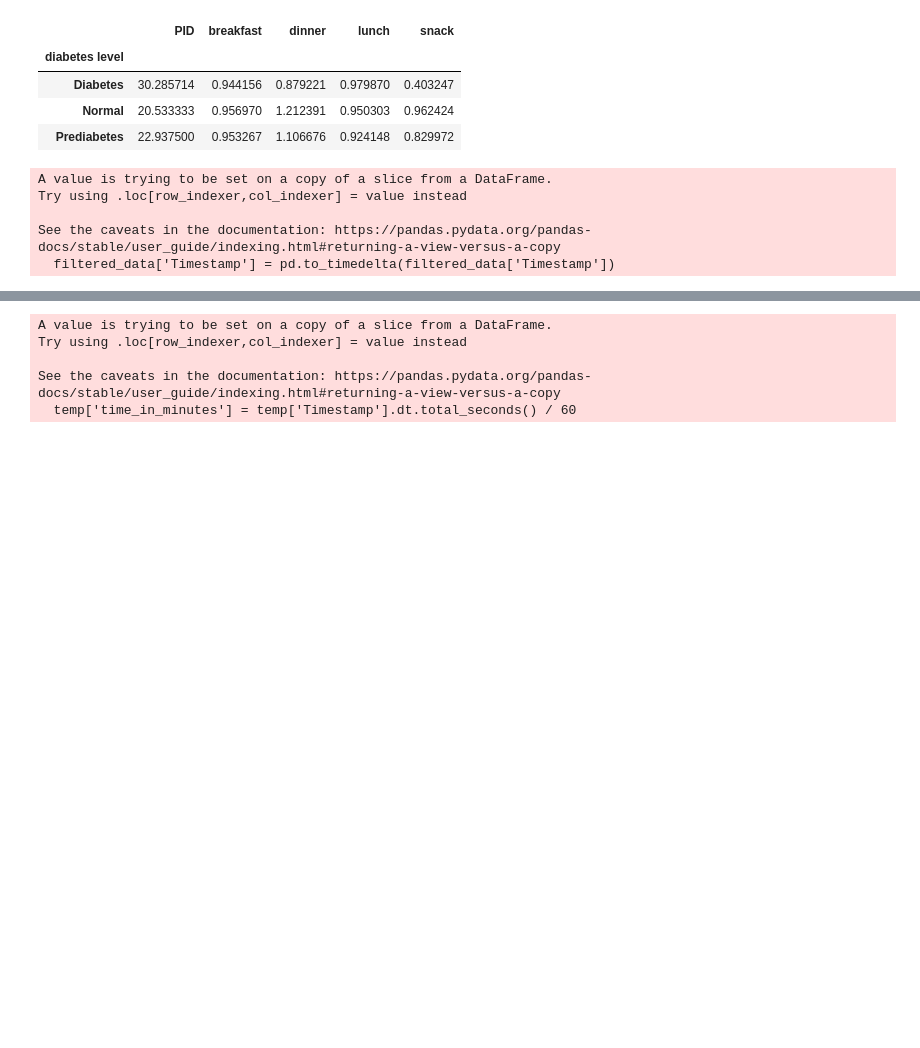
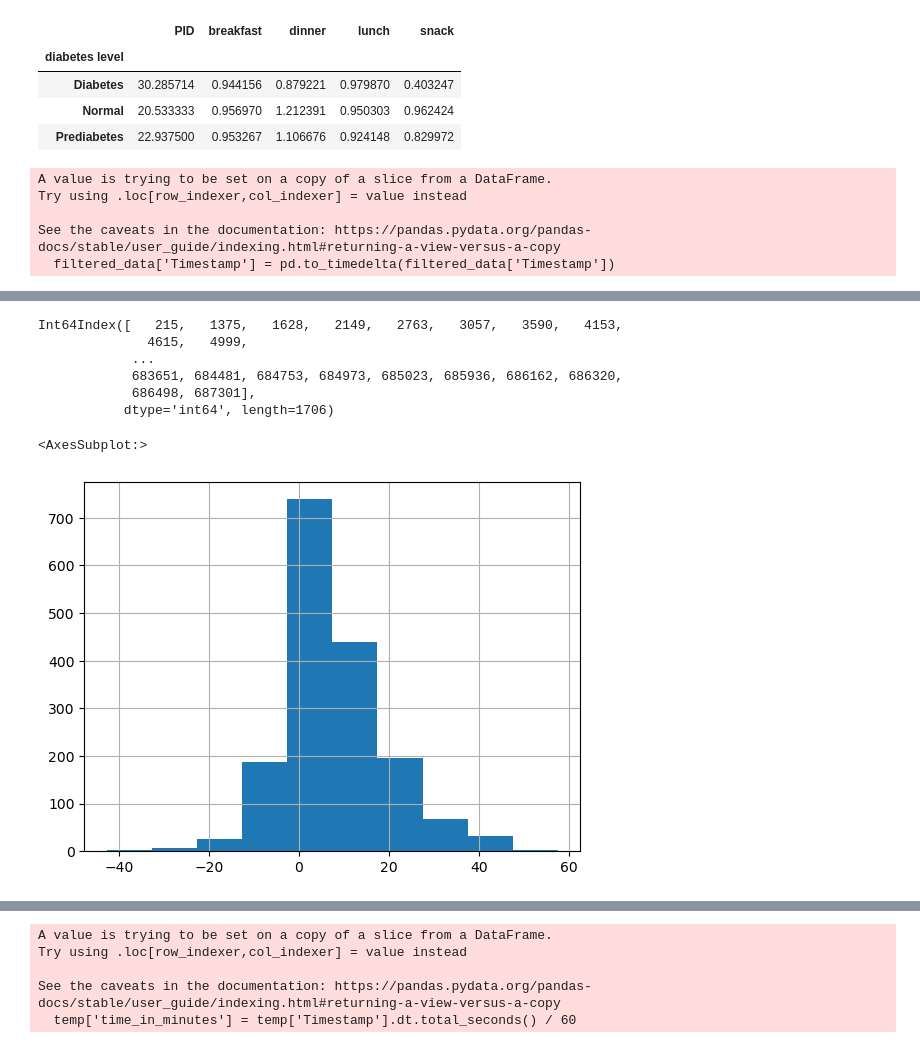
Before and after one commit to g7xu/Secret-Life-Of-BloodGlucose, a Jupyter notebook: eda/jasonEDA.ipynb, the cells around one changed output, grey strips where cells are left out. Drawn from its saved outputs; the diff is of its cells as text; code cells hidden in the pictures; blank space fills up the shorter version.

```diff
--- a/eda/jasonEDA.ipynb
+++ b/eda/jasonEDA.ipynb
@@ -108,0 +134,53 @@ See the caveats in the documentation: https://pandas.pydata.org/pandas-docs/stab
+# %%
+meal_indices
+# %% [output]
+Int64Index([   215,   1375,   1628,   2149,   2763,   3057,   3590,   4153,
+              4615,   4999,
+            ...
+            683651, 684481, 684753, 684973, 685023, 685936, 686162, 686320,
+            686498, 687301],
+           dtype='int64', length=1706)
+# %%
+# calculate the change of blood glucose before and after the meal
+
+
+meal_indices = all_data[all_data['Meal Type'].notnull()].index
+
+filtered_data_meal = all_data.assign(id = np.NAN)
+
+# Create a boolean mask for rows to keep
+mask = pd.Series(False, index=all_data.index)
+
+for idx in meal_indices:
+    start_idx = max(0, idx)
+    end_idx = min(len(all_data) - 1, idx + 30)
+
+    # print(start_idx, end_idx)
+    mask[start_idx:end_idx + 1] = True
+    filtered_data_meal.loc[start_idx:end_idx + 1, 'id'] = idx
+
+
+
+filtered_data_meal = filtered_data_meal[mask]
+filtered_data_meal['Timestamp'] = pd.to_timedelta(filtered_data['Timestamp'])
+# %%
+# group by the id
+grouped = filtered_data_meal.groupby('id')
+
+# for each group, find the average blood glucose level for the rows that don't have the meal type
+average_bg_no_meal = grouped.apply(lambda x: x[x['Meal Type'].isnull()]['Libre GL'].mean())
+
+# compare the average blood glucose with the blood glucose level of the rows that have the meal type
+meal_bg = grouped.apply(lambda x: x[x['Meal Type'].notnull()]['Libre GL'].mean())
+
+# find the difference between the two
+bg_difference = (average_bg_no_meal - meal_bg).reset_index()
+# %%
+all_data['meal_index'] = all_data.reset_index()['index']
+# %%
+change_of_gl = all_data.merge(bg_difference, left_on='meal_index', right_on='id')
+# %%
+change_of_gl[0].hist()
+# %% [output]
+<AxesSubplot:>
+[figure, added]
```
Also changed, not shown: parts of 13 cells of this notebook.
